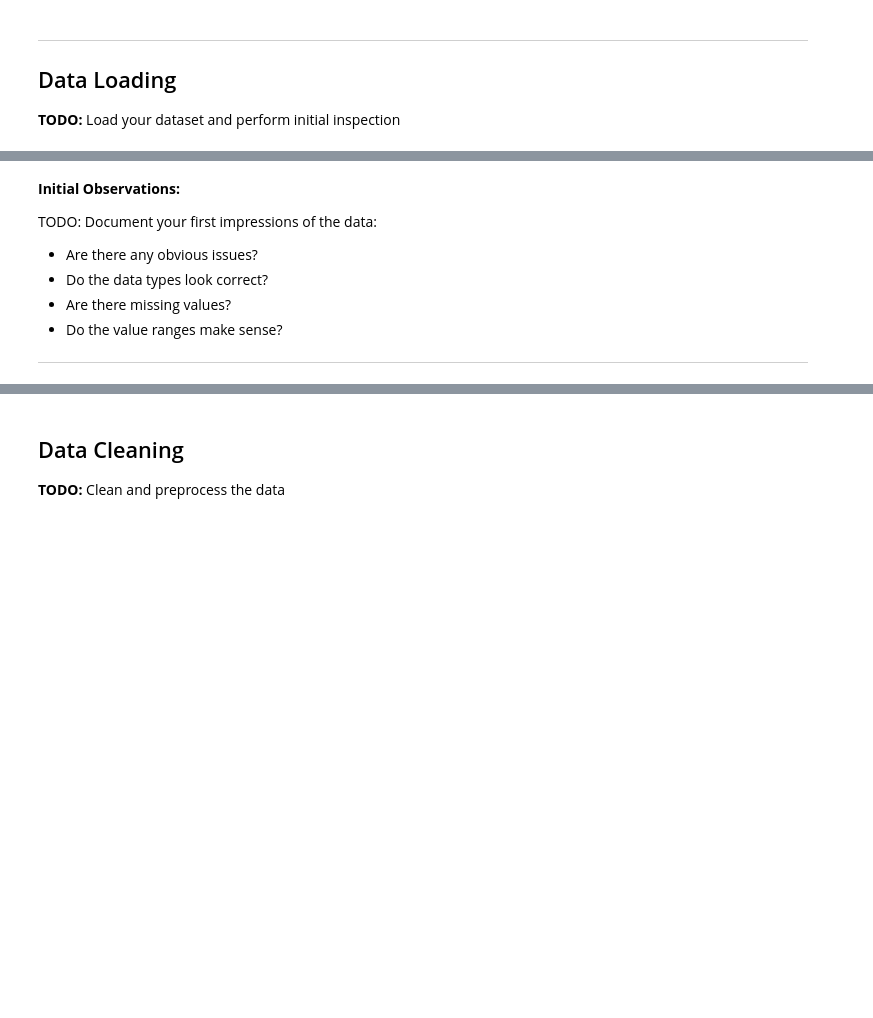
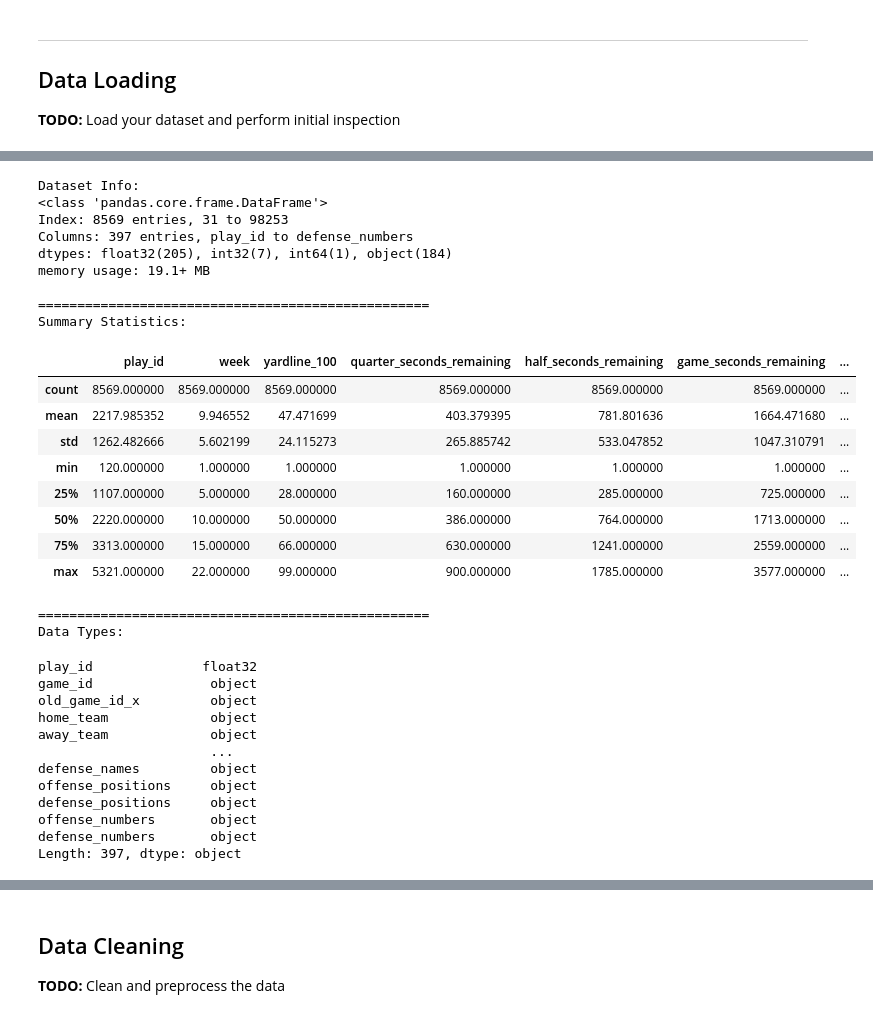
Before and after one commit to EdisonAyranisthebest/Eclipse_W26_Football, a Jupyter notebook: fourth_down_decision_epa_analysis.ipynb, the cells around one changed output, grey strips where cells are left out. Drawn from its saved outputs; the diff is of its cells as text; code cells hidden in the pictures; blank space fills up the shorter version.

Commit message:
DId the title, research question, data source, imported nfl_data_py, and loaded in the dataset from nfl_data_py

```diff
--- a/fourth_down_decision_epa_analysis.ipynb
+++ b/fourth_down_decision_epa_analysis.ipynb
@@ -81,0 +125,10 @@ if df is not None:
+# %%
+df = nfl.import_pbp_data([2024, 2025])
+df_4th = df[df['down'] == 4].copy()
+print(f"Successfully loaded {len(df_4th)} fourth-down plays!")
+
+# Display basic information
+if df is not None:
+    print(f"Dataset shape: {df_4th.shape}")
+    print(f"\nFirst few rows:")
+    display(df_4th.head())
@@ -82,23 +149,46 @@ if df is not None:
 # %%
 # TODO: Examine dataset structure
-if df is not None:
+if df_4th is not None:
     print("Dataset Info:")
-    df.info()
+    df_4th.info()
 
     print("\n" + "="*50)
     print("Summary Statistics:")
-    display(df.describe())
+    display(df_4th.describe())
 
     print("\n" + "="*50)
     print("Data Types:")
-    display(df.dtypes)
+    display(df_4th.dtypes)
+# %% [output]
+Dataset Info:
+<class 'pandas.core.frame.DataFrame'>
+Index: 8569 entries, 31 to 98253
+Columns: 397 entries, play_id to defense_numbers
+dtypes: float32(205), int32(7), int64(1), object(184)
+memory usage: 19.1+ MB
+
+==================================================
+Summary Statistics:
+|  | play_id | week | yardline_100 | quarter_seconds_remaining | half_seconds_remaining | game_seconds_remaining | ... |
+| count | 8569.000000 | 8569.000000 | 8569.000000 | 8569.000000 | 8569.000000 | 8569.000000 | ... |
+| mean | 2217.985352 | 9.946552 | 47.471699 | 403.379395 | 781.801636 | 1664.471680 | ... |
+| std | 1262.482666 | 5.602199 | 24.115273 | 265.885742 | 533.047852 | 1047.310791 | ... |
+| min | 120.000000 | 1.000000 | 1.000000 | 1.000000 | 1.000000 | 1.000000 | ... |
+| 25% | 1107.000000 | 5.000000 | 28.000000 | 160.000000 | 285.000000 | 725.000000 | ... |
+| 50% | 2220.000000 | 10.000000 | 50.000000 | 386.000000 | 764.000000 | 1713.000000 | ... |
+| 75% | 3313.000000 | 15.000000 | 66.000000 | 630.000000 | 1241.000000 | 2559.000000 | ... |
+| max | 5321.000000 | 22.000000 | 99.000000 | 900.000000 | 1785.000000 | 3577.000000 | ... |
+==================================================
+Data Types:
+play_id              float32
+game_id               object
+old_game_id_x         object
+home_team             object
+away_team             object
+                      ...
+defense_names         object
+offense_positions     object
+defense_positions     object
+offense_numbers       object
+defense_numbers       object
+Length: 397, dtype: object
-# %% [markdown]
-**Initial Observations:**
-
-TODO: Document your first impressions of the data:
-- Are there any obvious issues?
-- Do the data types look correct?
-- Are there missing values?
-- Do the value ranges make sense?
-
----
```
Also changed, not shown: parts of 10 cells of this notebook.
